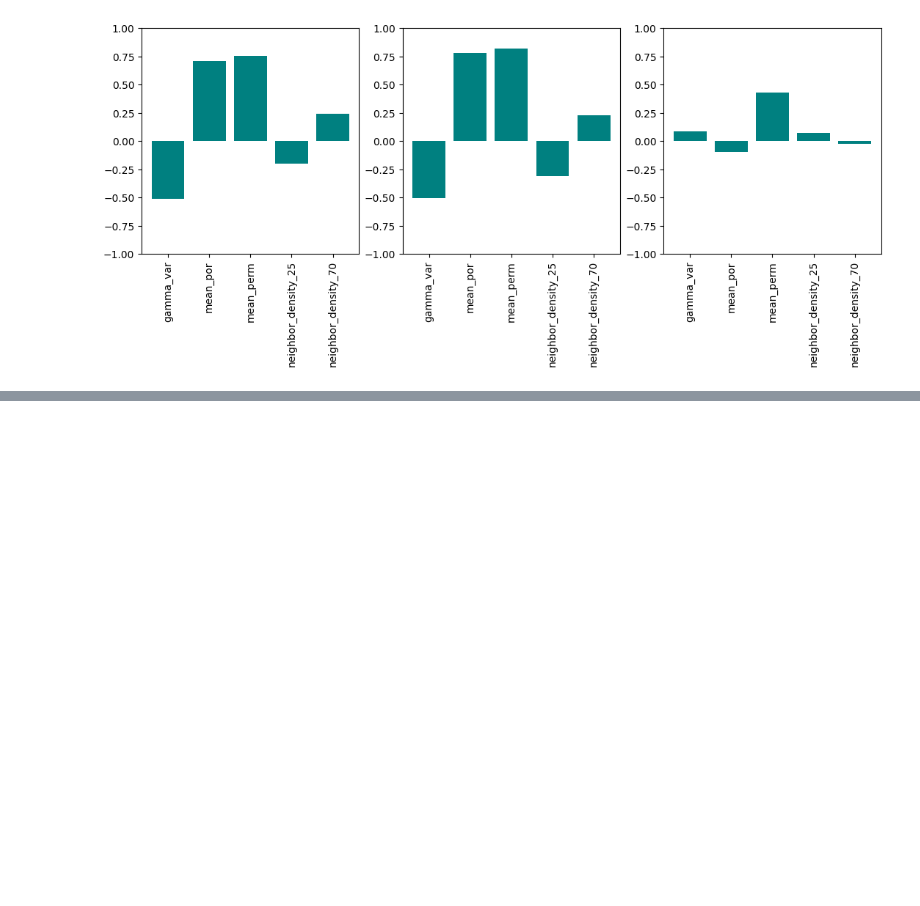
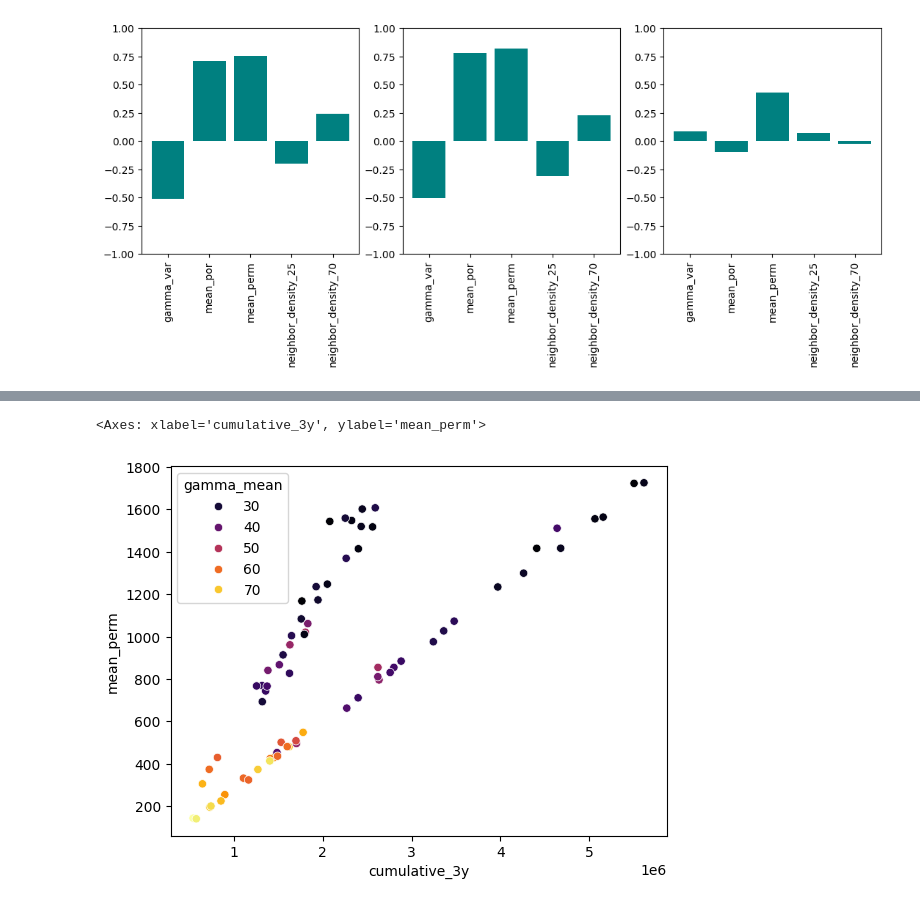
Before and after one commit to acmontesh/Energ-AI-z, a Jupyter notebook: Production_analysis.ipynb, the cells around one changed output, grey strips where cells are left out. Saved outputs shown, nothing was run; the diff lists cells and outputs as text; code cells hidden in the pictures; blank space fills up the shorter version.

```diff
--- a/Production_analysis.ipynb
+++ b/Production_analysis.ipynb
@@ -269,0 +270,5 @@ pcorrs
+# %%
+sb.scatterplot( data=df_out,x="cumulative_3y",y="mean_perm",hue="gamma_mean",palette="inferno" )
+# %% [output]
+<Axes: xlabel='cumulative_3y', ylabel='mean_perm'>
+[figure, added]
```
Also changed, not shown: parts of 11 cells of this notebook, 1 other file.
